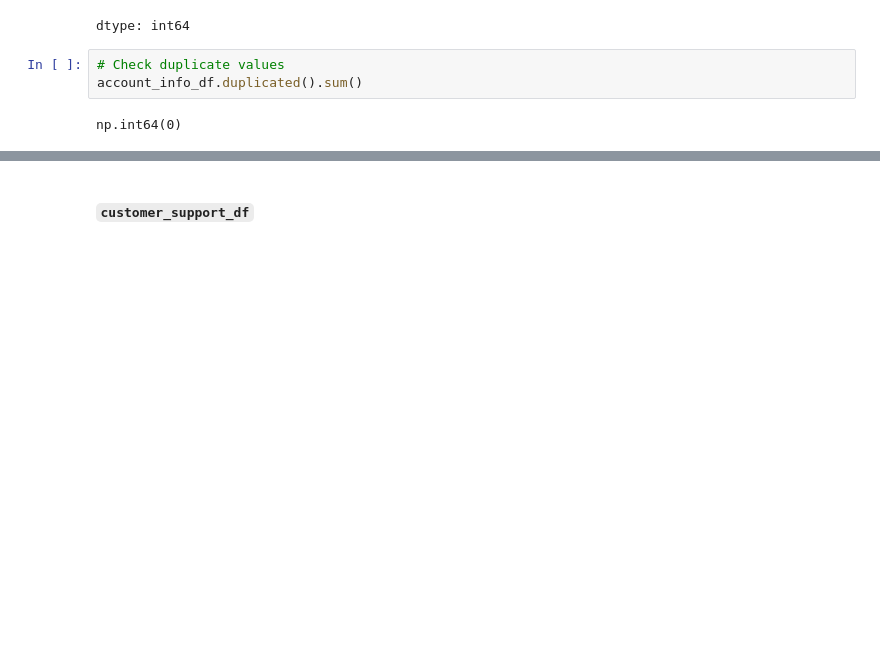
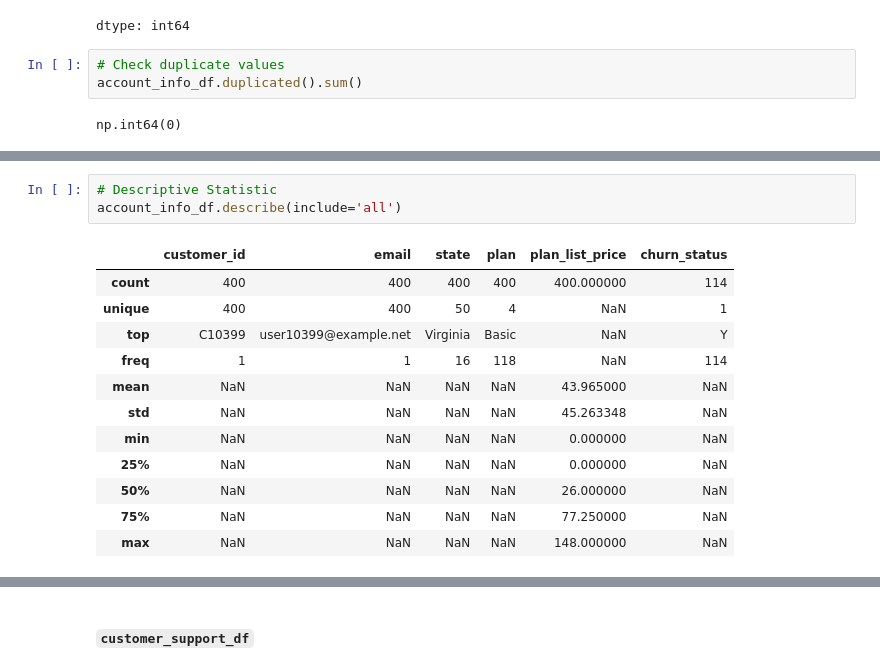
Before and after one commit to muchammadwr/churn-at-fit.ly, a Jupyter notebook: notebook.ipynb, the cells around one changed output, grey strips where cells are left out. Cells and saved outputs as stored; diff of their text form; blank space fills up the shorter version.

```diff
--- a/notebook.ipynb
+++ b/notebook.ipynb
@@ -154,0 +157,16 @@ np.int64(0)
+# %%
+# Descriptive Statistic
+account_info_df.describe(include='all')
+# %% [output]
+|  | customer_id | email | state | plan | plan_list_price | churn_status |
+| count | 400 | 400 | 400 | 400 | 400.000000 | 114 |
+| unique | 400 | 400 | 50 | 4 | NaN | 1 |
+| top | C10399 | user10399@example.net | Virginia | Basic | NaN | Y |
+| freq | 1 | 1 | 16 | 118 | NaN | 114 |
+| mean | NaN | NaN | NaN | NaN | 43.965000 | NaN |
+| std | NaN | NaN | NaN | NaN | 45.263348 | NaN |
+| min | NaN | NaN | NaN | NaN | 0.000000 | NaN |
+| 25% | NaN | NaN | NaN | NaN | 0.000000 | NaN |
+| 50% | NaN | NaN | NaN | NaN | 26.000000 | NaN |
+| 75% | NaN | NaN | NaN | NaN | 77.250000 | NaN |
+| max | NaN | NaN | NaN | NaN | 148.000000 | NaN |
```
Also changed, not shown: parts of 19 cells of this notebook.
